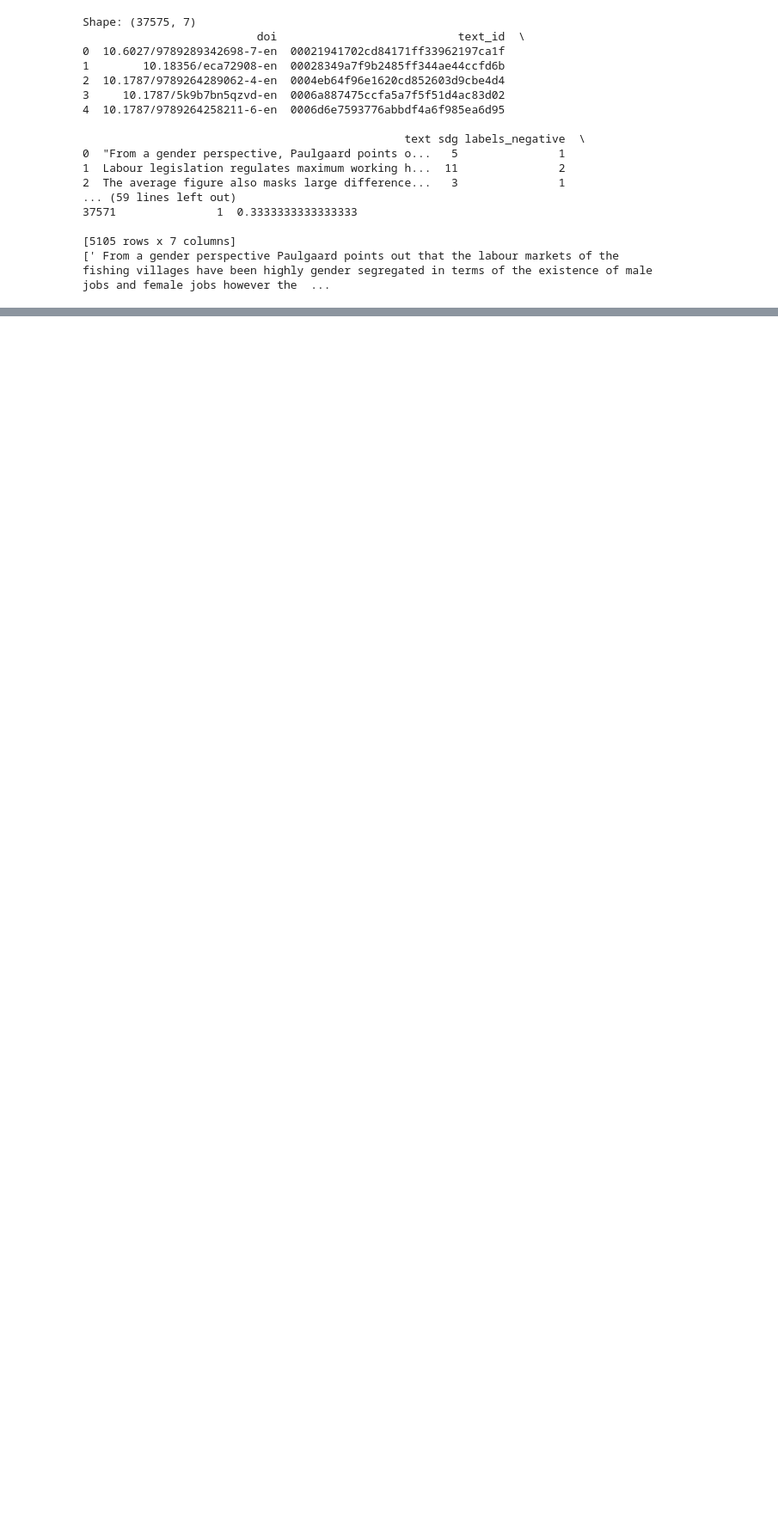
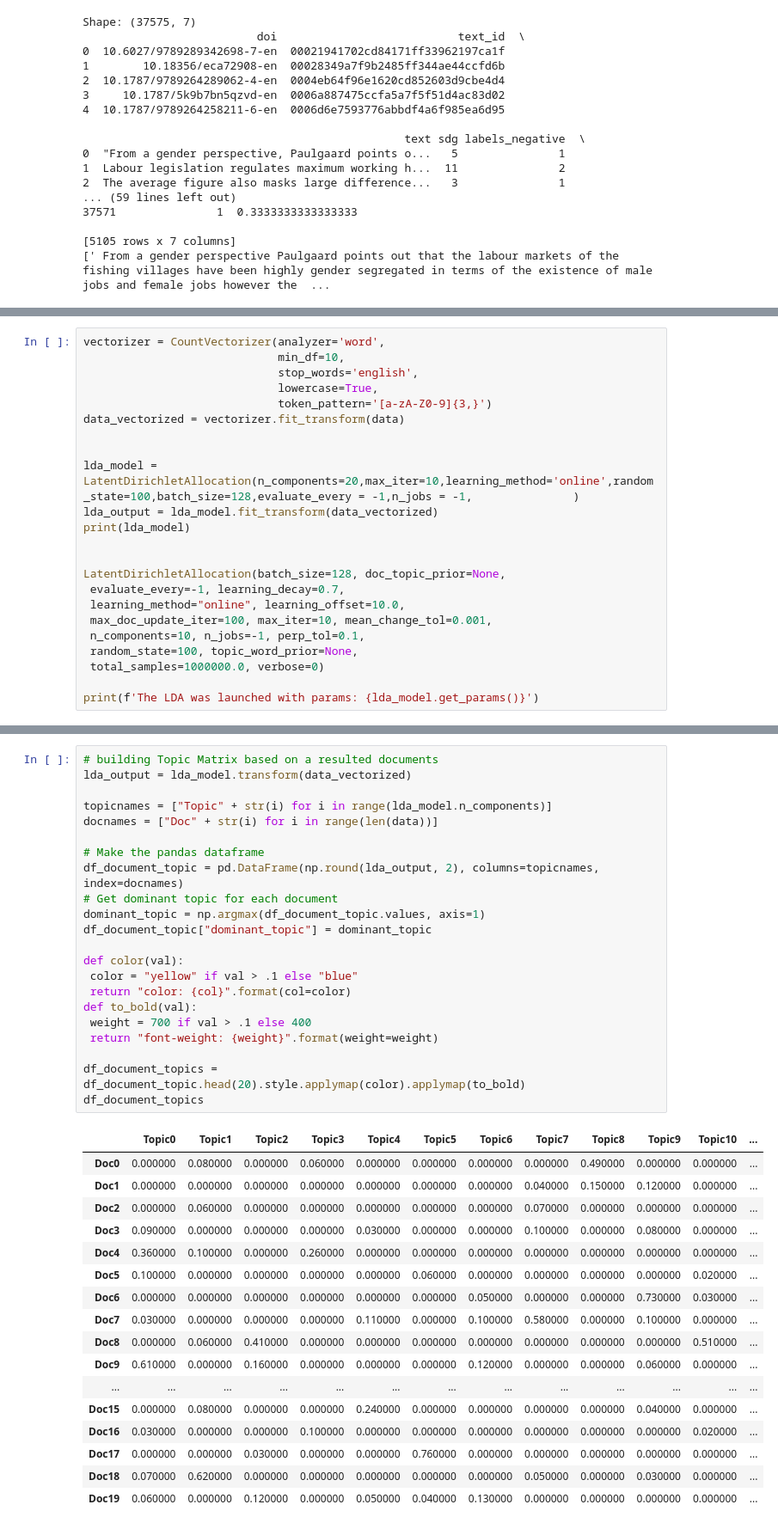
Before and after one commit to freetown113/SDG_AILab_Fellowship, a Jupyter notebook: assignment.ipynb, the cells around one changed output, grey strips where cells are left out. Shown at 86% size. Drawn from its saved outputs; the diff is of its cells as text; blank space fills up the shorter version.

Commit message:
add point 1,2 of task1 - topic modeling with LDA, data cleaning and preparation

```diff
--- a/assignment.ipynb
+++ b/assignment.ipynb
@@ -33,0 +44,23 @@ Shape: (37575, 7)
+# %%
+vectorizer = CountVectorizer(analyzer='word',
+                             min_df=10,
+                             stop_words='english',
+                             lowercase=True,
+                             token_pattern='[a-zA-Z0-9]{3,}')
+data_vectorized = vectorizer.fit_transform(data)
+
+
+lda_model = LatentDirichletAllocation(n_components=20,max_iter=10,learning_method='online',random_state=100,batch_size=128,evaluate_every = -1,n_jobs = -1,               )
+lda_output = lda_model.fit_transform(data_vectorized)
+print(lda_model)
+
+
+LatentDirichletAllocation(batch_size=128, doc_topic_prior=None,
+ evaluate_every=-1, learning_decay=0.7,
+ learning_method="online", learning_offset=10.0,
+ max_doc_update_iter=100, max_iter=10, mean_change_tol=0.001,
+ n_components=10, n_jobs=-1, perp_tol=0.1,
+ random_state=100, topic_word_prior=None,
+ total_samples=1000000.0, verbose=0)
+
+print(f'The LDA was launched with params: {lda_model.get_params()}')
@@ -33,0 +77,40 @@ Shape: (37575, 7)
+# %%
+# building Topic Matrix based on a resulted documents
+lda_output = lda_model.transform(data_vectorized)
+
+topicnames = ["Topic" + str(i) for i in range(lda_model.n_components)]
+docnames = ["Doc" + str(i) for i in range(len(data))]
+
+# Make the pandas dataframe
+df_document_topic = pd.DataFrame(np.round(lda_output, 2), columns=topicnames, index=docnames)
+# Get dominant topic for each document
+dominant_topic = np.argmax(df_document_topic.values, axis=1)
+df_document_topic["dominant_topic"] = dominant_topic
+
+def color(val):
+ color = "yellow" if val > .1 else "blue"
+ return "color: {col}".format(col=color)
+def to_bold(val):
+ weight = 700 if val > .1 else 400
+ return "font-weight: {weight}".format(weight=weight)
+
+df_document_topics = df_document_topic.head(20).style.applymap(color).applymap(to_bold)
+df_document_topics
+# %% [output]
+|  | Topic0 | Topic1 | Topic2 | Topic3 | Topic4 | Topic5 | Topic6 | Topic7 | Topic8 | Topic9 | Topic10 | ... |
+| Doc0 | 0.000000 | 0.080000 | 0.000000 | 0.060000 | 0.000000 | 0.000000 | 0.000000 | 0.000000 | 0.490000 | 0.000000 | 0.000000 | ... |
+| Doc1 | 0.000000 | 0.000000 | 0.000000 | 0.000000 | 0.000000 | 0.000000 | 0.000000 | 0.040000 | 0.150000 | 0.120000 | 0.000000 | ... |
+| Doc2 | 0.000000 | 0.060000 | 0.000000 | 0.000000 | 0.000000 | 0.000000 | 0.000000 | 0.070000 | 0.000000 | 0.000000 | 0.000000 | ... |
+| Doc3 | 0.090000 | 0.000000 | 0.000000 | 0.000000 | 0.030000 | 0.000000 | 0.000000 | 0.100000 | 0.000000 | 0.080000 | 0.000000 | ... |
+| Doc4 | 0.360000 | 0.100000 | 0.000000 | 0.260000 | 0.000000 | 0.000000 | 0.000000 | 0.000000 | 0.000000 | 0.000000 | 0.000000 | ... |
+| Doc5 | 0.100000 | 0.000000 | 0.000000 | 0.000000 | 0.000000 | 0.060000 | 0.000000 | 0.000000 | 0.000000 | 0.000000 | 0.020000 | ... |
+| Doc6 | 0.000000 | 0.000000 | 0.000000 | 0.000000 | 0.000000 | 0.000000 | 0.050000 | 0.000000 | 0.000000 | 0.730000 | 0.030000 | ... |
+| Doc7 | 0.030000 | 0.000000 | 0.000000 | 0.000000 | 0.110000 | 0.000000 | 0.100000 | 0.580000 | 0.000000 | 0.100000 | 0.000000 | ... |
+| Doc8 | 0.000000 | 0.060000 | 0.410000 | 0.000000 | 0.000000 | 0.000000 | 0.000000 | 0.000000 | 0.000000 | 0.000000 | 0.510000 | ... |
+| Doc9 | 0.610000 | 0.000000 | 0.160000 | 0.000000 | 0.000000 | 0.000000 | 0.120000 | 0.000000 | 0.000000 | 0.060000 | 0.000000 | ... |
+| ... | ... | ... | ... | ... | ... | ... | ... | ... | ... | ... | ... | ... |
+| Doc15 | 0.000000 | 0.080000 | 0.000000 | 0.000000 | 0.240000 | 0.000000 | 0.000000 | 0.000000 | 0.000000 | 0.040000 | 0.000000 | ... |
+| Doc16 | 0.030000 | 0.000000 | 0.000000 | 0.100000 | 0.000000 | 0.000000 | 0.000000 | 0.000000 | 0.000000 | 0.000000 | 0.020000 | ... |
+| Doc17 | 0.000000 | 0.000000 | 0.030000 | 0.000000 | 0.000000 | 0.760000 | 0.000000 | 0.000000 | 0.000000 | 0.000000 | 0.000000 | ... |
+| Doc18 | 0.070000 | 0.620000 | 0.000000 | 0.000000 | 0.000000 | 0.000000 | 0.000000 | 0.050000 | 0.000000 | 0.030000 | 0.000000 | ... |
+| Doc19 | 0.060000 | 0.000000 | 0.120000 | 0.000000 | 0.050000 | 0.040000 | 0.130000 | 0.000000 | 0.000000 | 0.000000 | 0.000000 | ... |
```
Also changed, not shown: parts of 7 cells of this notebook.
